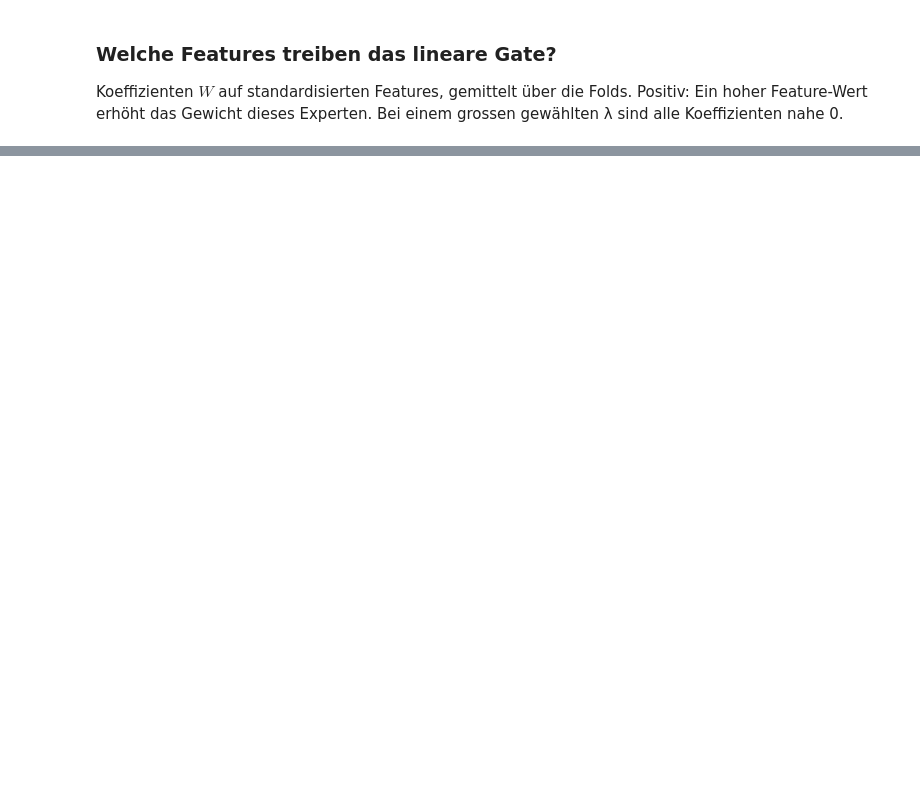
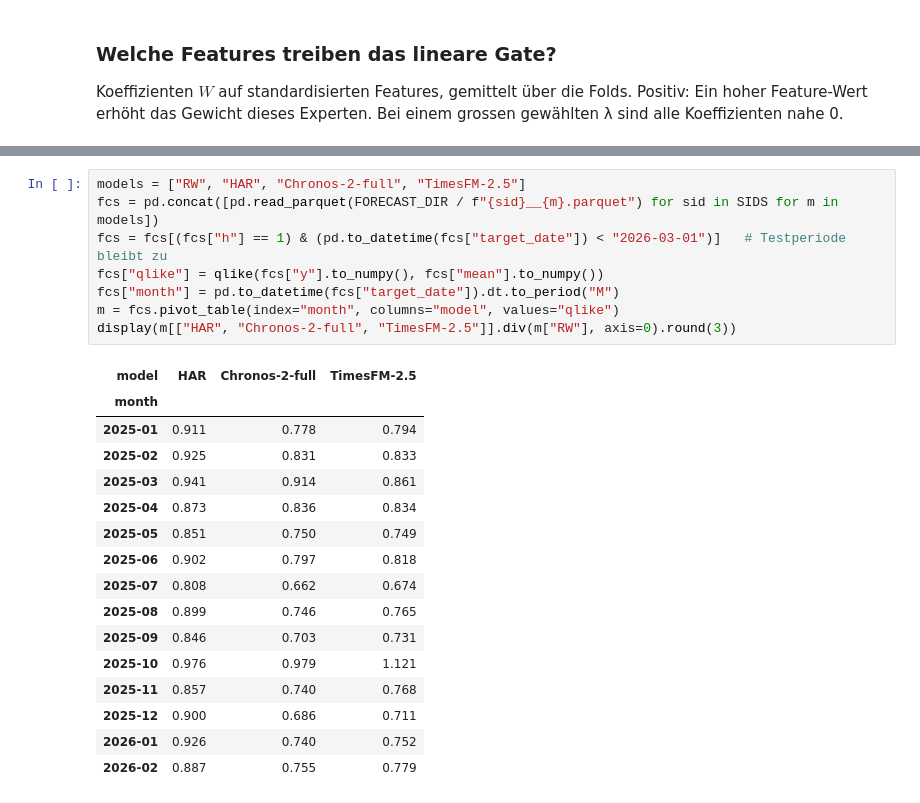
Before and after one commit to ihringerlinus/Learning_to_Forecast_Time-Series_with_Multiple_Experts, a Jupyter notebook: src/05_evaluation.ipynb, the cells around one changed output, grey strips where cells are left out. Cells and saved outputs as stored; diff of their text form; blank space fills up the shorter version.

```diff
--- a/src/05_evaluation.ipynb
+++ b/src/05_evaluation.ipynb
@@ -356,0 +366,25 @@ h=5
+# %%
+models = ["RW", "HAR", "Chronos-2-full", "TimesFM-2.5"]
+fcs = pd.concat([pd.read_parquet(FORECAST_DIR / f"{sid}__{m}.parquet") for sid in SIDS for m in models])
+fcs = fcs[(fcs["h"] == 1) & (pd.to_datetime(fcs["target_date"]) < "2026-03-01")]   # Testperiode bleibt zu
+fcs["qlike"] = qlike(fcs["y"].to_numpy(), fcs["mean"].to_numpy())
+fcs["month"] = pd.to_datetime(fcs["target_date"]).dt.to_period("M")
+m = fcs.pivot_table(index="month", columns="model", values="qlike")
+display(m[["HAR", "Chronos-2-full", "TimesFM-2.5"]].div(m["RW"], axis=0).round(3))
+# %% [output]
+| model | HAR | Chronos-2-full | TimesFM-2.5 |
+| month |  |  |  |
+| 2025-01 | 0.911 | 0.778 | 0.794 |
+| 2025-02 | 0.925 | 0.831 | 0.833 |
+| 2025-03 | 0.941 | 0.914 | 0.861 |
+| 2025-04 | 0.873 | 0.836 | 0.834 |
+| 2025-05 | 0.851 | 0.750 | 0.749 |
+| 2025-06 | 0.902 | 0.797 | 0.818 |
+| 2025-07 | 0.808 | 0.662 | 0.674 |
+| 2025-08 | 0.899 | 0.746 | 0.765 |
+| 2025-09 | 0.846 | 0.703 | 0.731 |
+| 2025-10 | 0.976 | 0.979 | 1.121 |
+| 2025-11 | 0.857 | 0.740 | 0.768 |
+| 2025-12 | 0.900 | 0.686 | 0.711 |
+| 2026-01 | 0.926 | 0.740 | 0.752 |
+| 2026-02 | 0.887 | 0.755 | 0.779 |
```
Also changed, not shown: parts of 11 cells of this notebook, 17 other files.
